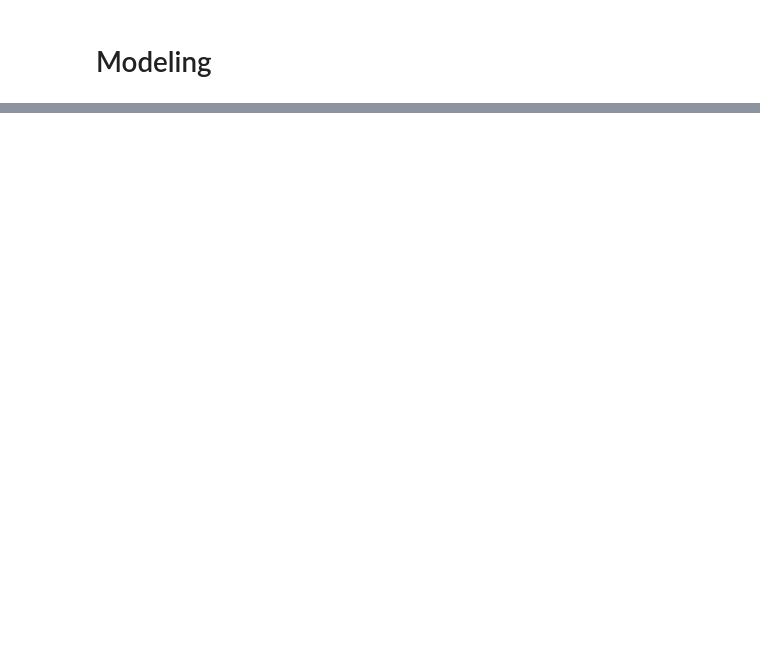
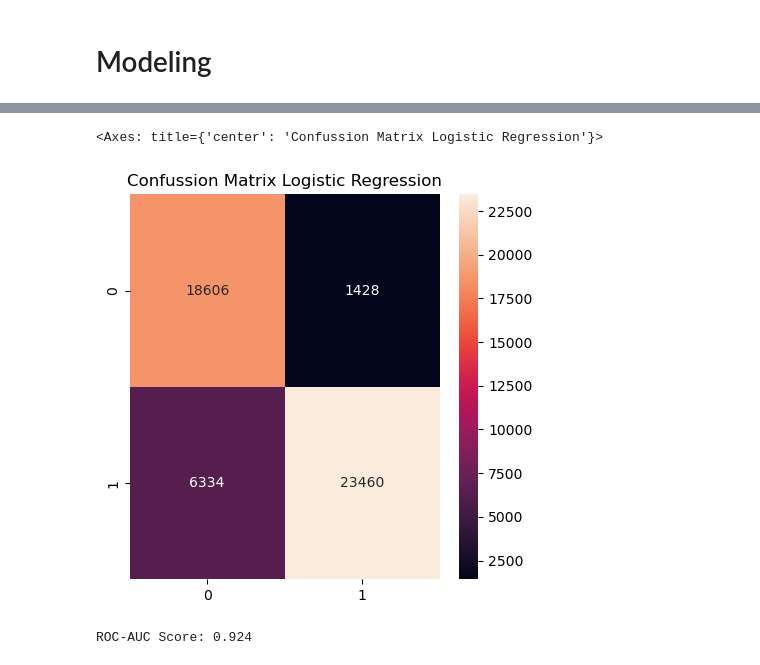
Before and after one commit to HafiizhTH/credit-risk-prediction, a Jupyter notebook: Model.ipynb, the cells around one changed output, grey strips where cells are left out. Cells and saved outputs as stored; diff of their text form; code cells hidden in the pictures; blank space fills up the shorter version.

```diff
--- a/IDX.ipynb
+++ b/Model.ipynb
@@ -552,0 +731,12 @@ cat =
+# %%
+# Logistic Regression Model
+LR = LogisticRegression(max_iter=50)
+LR.fit(X_train, y_train)
+
+# predicting
+y_pred_LR = LR.predict(X_test)
+
+#classification report
+target_names = ['bad loan', 'good loan']
+print('Classification_Report:')
+print(classification_report(y_test, y_pred_LR, digits=3, target_names = target_names))
@@ -552,0 +753,21 @@ cat =
+# %%
+# confussion matrix
+matrix_LR = confusion_matrix(y_pred_LR, y_test)
+
+plt.figure(figsize=(5, 5))
+plt.title('Confussion Matrix Logistic Regression')
+sns.heatmap(matrix_LR, annot = True, fmt='d')
+# %% [output]
+<Axes: title={'center': 'Confussion Matrix Logistic Regression'}>
+[figure, added]
+# %%
+# Predict probabilities for the positive class
+y_prob_LR = LR.predict_proba(X_test)[:, 1]
+
+# Calculate ROC-AUC score
+roc_auc = roc_auc_score(y_test, y_prob_LR)
+
+# Print ROC-AUC score
+print(f'ROC-AUC Score: {roc_auc:.3f}')
+# %% [output]
+ROC-AUC Score: 0.924
```
Also changed, not shown: parts of 61 cells of this notebook.
